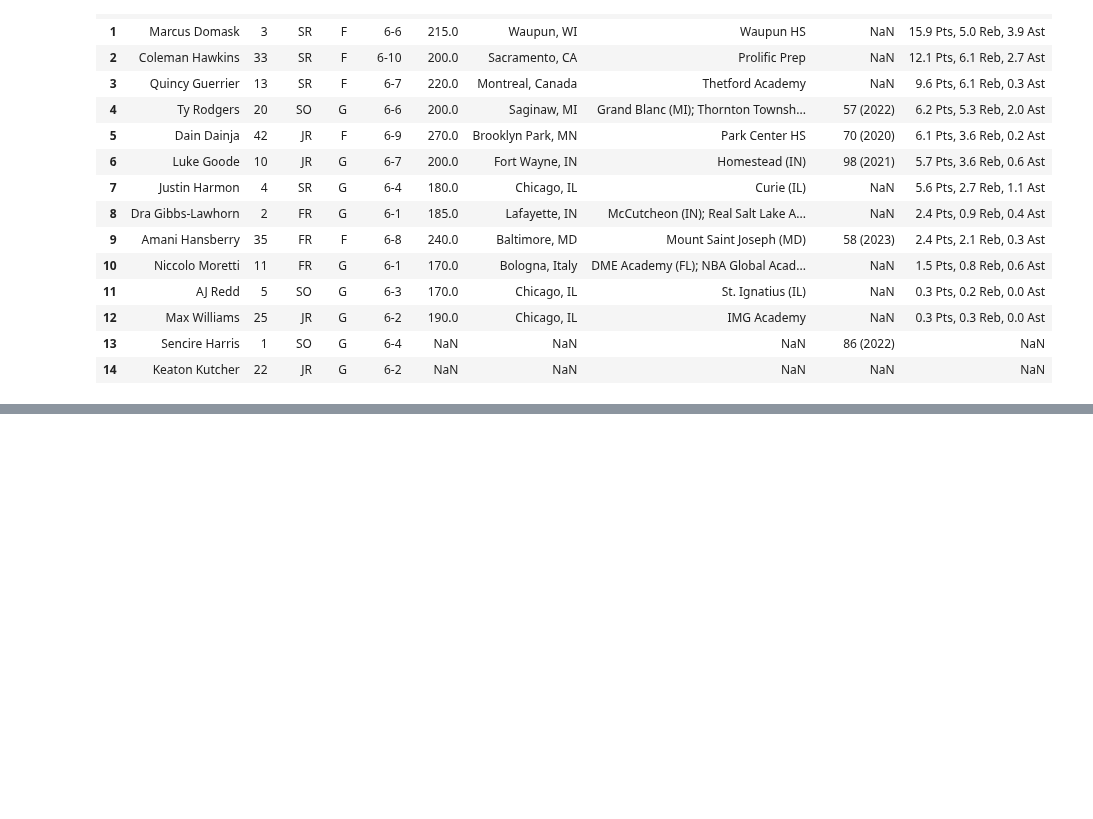
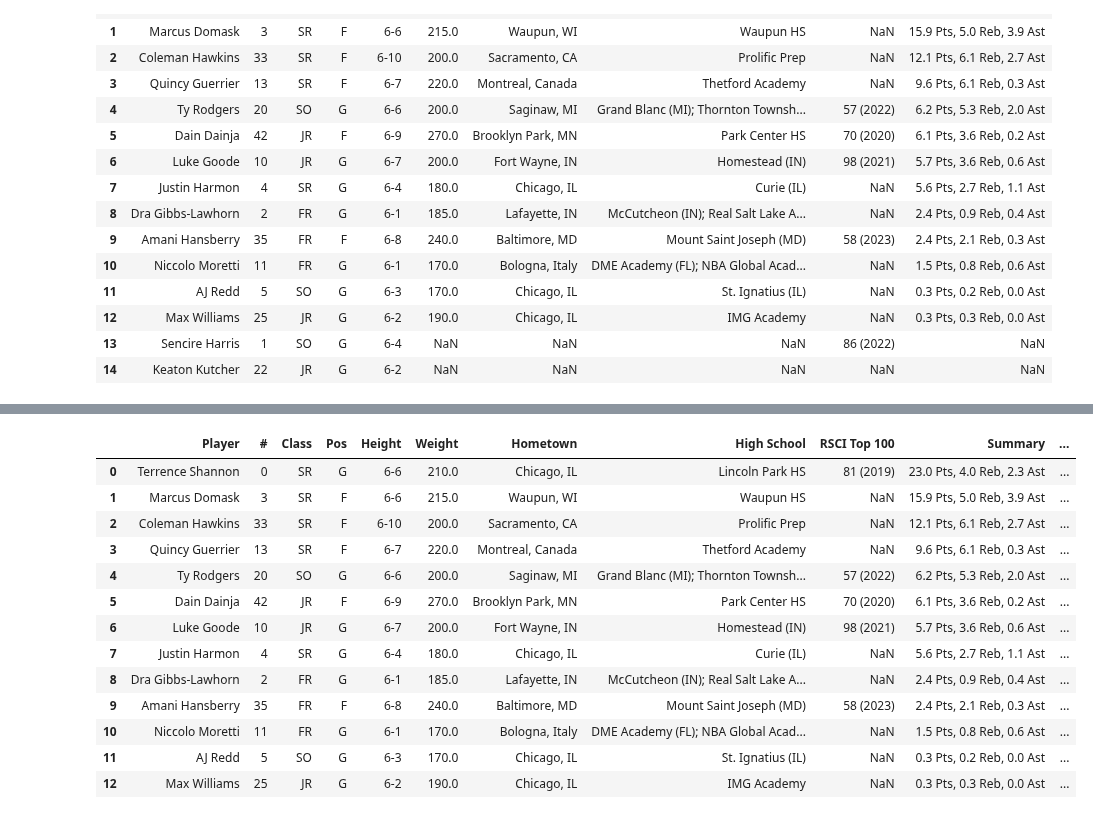
Before and after one commit to isaac-turk/DataDiveFa24, a Jupyter notebook: Eric-Cleaning.ipynb, the cells around one changed output, grey strips where cells are left out. Drawn from its saved outputs; the diff is of its cells as text; code cells hidden in the pictures; blank space fills up the shorter version.

```diff
--- a/Eric-Cleaning.ipynb
+++ b/Eric-Cleaning.ipynb
@@ -28,7 +28,7 @@ roster
 | 13 | 13 | Sencire Harris | 1 | SO | G | 6-4 | NaN | NaN | NaN | 86 (2022) | ... |
 | 14 | 14 | Keaton Kutcher | 22 | JR | G | 6-2 | NaN | NaN | NaN | NaN | ... |
 # %%
-roster = roster.drop(columns='Unnamed: 0')
+roster = roster.drop(columns=['Unnamed: 0'])
 roster
 # %% [output]
 |  | Player | # | Class | Pos | Height | Weight | Hometown | High School | RSCI Top 100 | Summary |
@@ -49,0 +180,22 @@ roster
+# %%
+#on - merges data sets pnm that speodc value
+#how = inner most common merge doesnt drop columns
+df_roster = pd.merge(roster, roster_pg, on = "Player", how="inner")
+#df_roster = roster.drop(columns = "Pos_y")
+#df_roster.rename(columns={"Pos_x": "Pos"}, inplace=True)
+df_roster
+# %% [output]
+|  | Player | # | Class | Pos | Height | Weight | Hometown | High School | RSCI Top 100 | Summary | ... |
+| 0 | Terrence Shannon | 0 | SR | G | 6-6 | 210.0 | Chicago, IL | Lincoln Park HS | 81 (2019) | 23.0 Pts, 4.0 Reb, 2.3 Ast | ... |
+| 1 | Marcus Domask | 3 | SR | F | 6-6 | 215.0 | Waupun, WI | Waupun HS | NaN | 15.9 Pts, 5.0 Reb, 3.9 Ast | ... |
+| 2 | Coleman Hawkins | 33 | SR | F | 6-10 | 200.0 | Sacramento, CA | Prolific Prep | NaN | 12.1 Pts, 6.1 Reb, 2.7 Ast | ... |
+| 3 | Quincy Guerrier | 13 | SR | F | 6-7 | 220.0 | Montreal, Canada | Thetford Academy | NaN | 9.6 Pts, 6.1 Reb, 0.3 Ast | ... |
+| 4 | Ty Rodgers | 20 | SO | G | 6-6 | 200.0 | Saginaw, MI | Grand Blanc (MI); Thornton Townsh... | 57 (2022) | 6.2 Pts, 5.3 Reb, 2.0 Ast | ... |
+| 5 | Dain Dainja | 42 | JR | F | 6-9 | 270.0 | Brooklyn Park, MN | Park Center HS | 70 (2020) | 6.1 Pts, 3.6 Reb, 0.2 Ast | ... |
+| 6 | Luke Goode | 10 | JR | G | 6-7 | 200.0 | Fort Wayne, IN | Homestead (IN) | 98 (2021) | 5.7 Pts, 3.6 Reb, 0.6 Ast | ... |
+| 7 | Justin Harmon | 4 | SR | G | 6-4 | 180.0 | Chicago, IL | Curie (IL) | NaN | 5.6 Pts, 2.7 Reb, 1.1 Ast | ... |
+| 8 | Dra Gibbs-Lawhorn | 2 | FR | G | 6-1 | 185.0 | Lafayette, IN | McCutcheon (IN); Real Salt Lake A... | NaN | 2.4 Pts, 0.9 Reb, 0.4 Ast | ... |
+| 9 | Amani Hansberry | 35 | FR | F | 6-8 | 240.0 | Baltimore, MD | Mount Saint Joseph (MD) | 58 (2023) | 2.4 Pts, 2.1 Reb, 0.3 Ast | ... |
+| 10 | Niccolo Moretti | 11 | FR | G | 6-1 | 170.0 | Bologna, Italy | DME Academy (FL); NBA Global Acad... | NaN | 1.5 Pts, 0.8 Reb, 0.6 Ast | ... |
+| 11 | AJ Redd | 5 | SO | G | 6-3 | 170.0 | Chicago, IL | St. Ignatius (IL) | NaN | 0.3 Pts, 0.2 Reb, 0.0 Ast | ... |
+| 12 | Max Williams | 25 | JR | G | 6-2 | 190.0 | Chicago, IL | IMG Academy | NaN | 0.3 Pts, 0.3 Reb, 0.0 Ast | ... |
```
Also changed, not shown: parts of 11 cells of this notebook.
